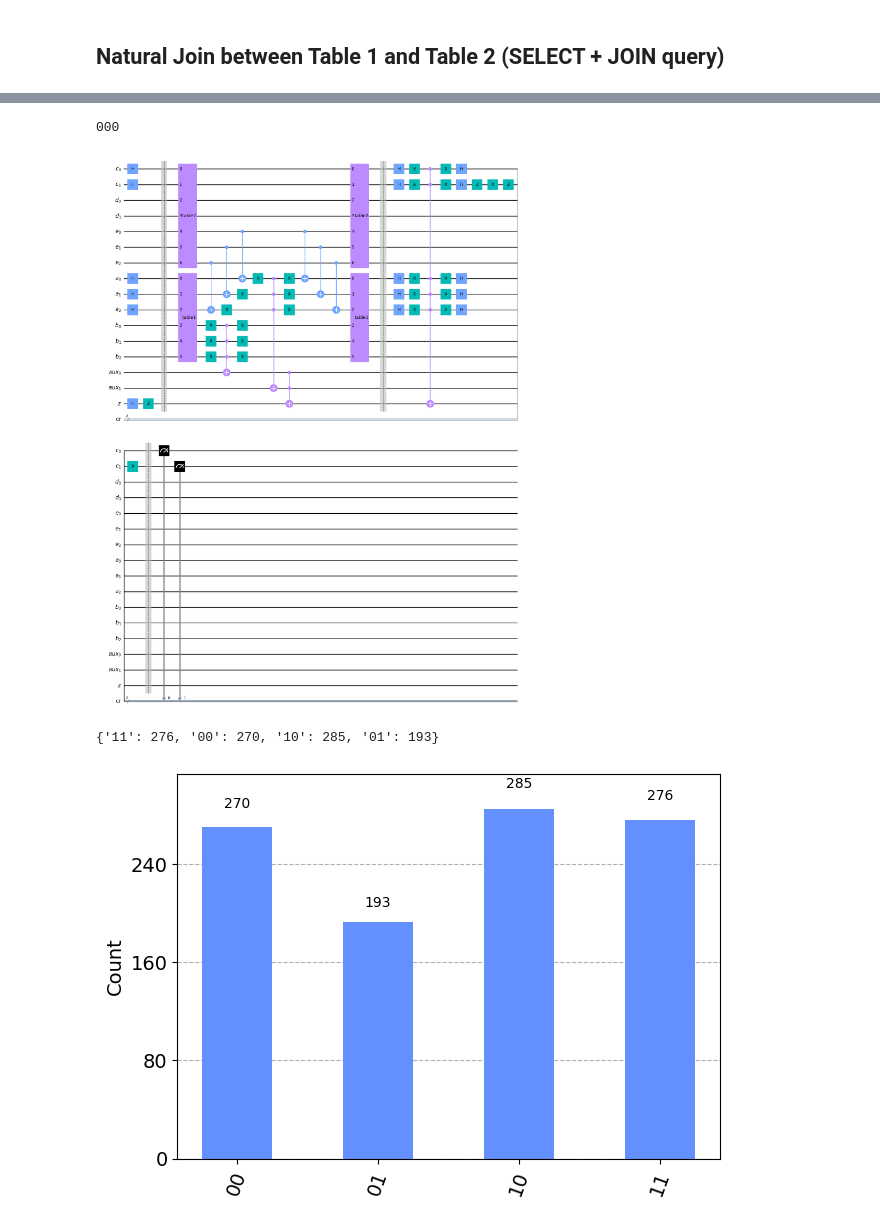
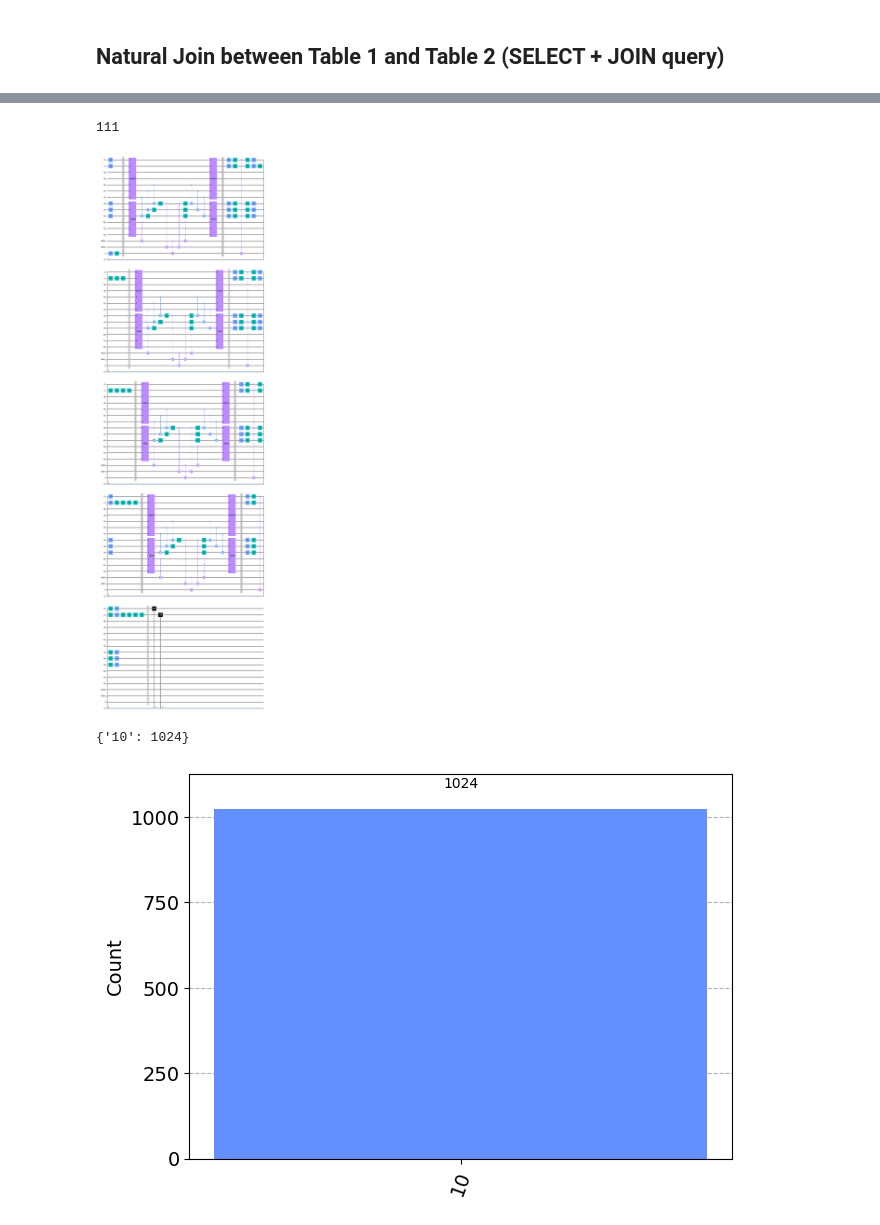
Before and after one commit to SamrutGadde/QuantumDB, a Jupyter notebook: db.ipynb, the cells around one changed output, grey strips where cells are left out. Cells and saved outputs as stored; diff of their text form; code cells hidden in the pictures.

```diff
--- a/db.ipynb
+++ b/db.ipynb
@@ -395,7 +441,7 @@ def crossJoin(num):
     qc.h(a)
     qc.barrier()
 
-    M = int(np.floor(np.pi/4 * np.sqrt(2**len(c))))
+    M = int(np.floor(np.pi/4 * np.sqrt(2**(len(c) + len(a)))))
 
     binary = bin(num)[2:]
     binary = '0'*(len(b)-len(binary)) + binary
@@ -420,6 +466,9 @@ def crossJoin(num):
         qc.x(a[0])
 
         qc.mcx(a, aux[1])
+        qc.ccx(aux[1], aux[0], z)
+        qc.mcx(a, aux[1])
+
 
         qc.x(a[0])
         qc.cx(e[0], a[0])
@@ -428,37 +477,43 @@ def crossJoin(num):
         qc.x(a[2])
         qc.cx(e[2], a[2])
 
-        qc.ccx(aux[1], aux[0], z)
+        for j in range(len(binary)):
+            if binary[j] == '0':
+                qc.x(b[len(binary)-j-1])
+        qc.mcx(b, aux[0])
+        for j in range(len(binary)):
+            if binary[j] == '0':
+                qc.x(b[len(binary)-j-1])
 
         qc.append(table1, a[:] + b[:])
         qc.append(table2, c[:] + d[:] + e[:])
 
         qc.barrier()
 
         qc.h(c)
         qc.x(c)
         qc.h(a)
         qc.x(a)
         qc.mcx(c[:] + a[:], z)
         qc.x(c)
         qc.h(c)
         qc.x(a)
         qc.h(a)
 
         qc.z(c[len(c)-1])
         qc.x(c[len(c)-1])
         qc.z(c[len(c)-1])
         qc.x(c[len(c)-1])
         qc.barrier()
 
     qc.measure(c, cr)
     return qc
 
-crossJoinCircuit = crossJoin(0)
+crossJoinCircuit = crossJoin(7)
 crossJoinCircuit.draw(output='mpl')
 # %% [output]
-000
+111
-[figure, old version]
+[figure, new version]
 # %%
 backend = Aer.get_backend('qasm_simulator')
 job = execute(crossJoinCircuit, backend, shots=1024)
@@ -467,5 +522,5 @@ counts = result.get_counts()
 print(counts)
 plot_histogram(counts)
 # %% [output]
-{'11': 276, '00': 270, '10': 285, '01': 193}
+{'10': 1024}
-[figure, old version]
+[figure, new version]
```
Also changed, not shown: parts of 17 cells of this notebook, 2 other files.
